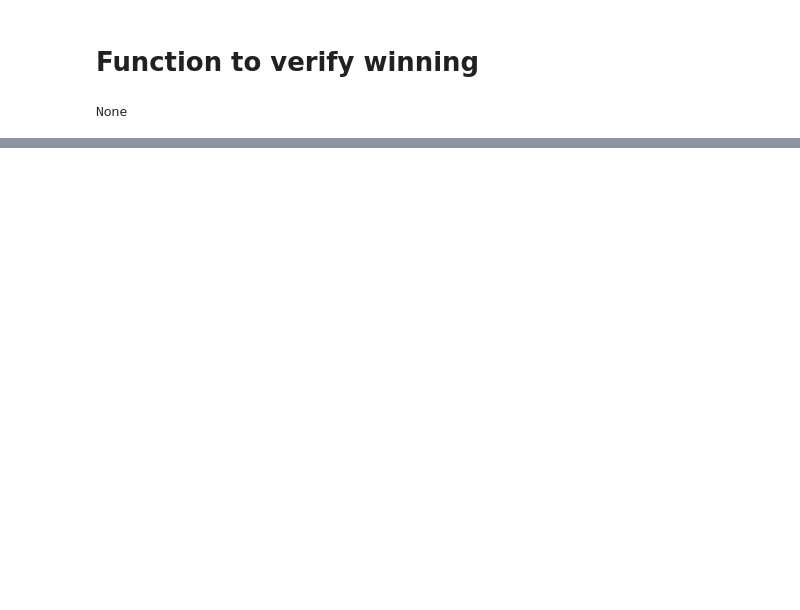
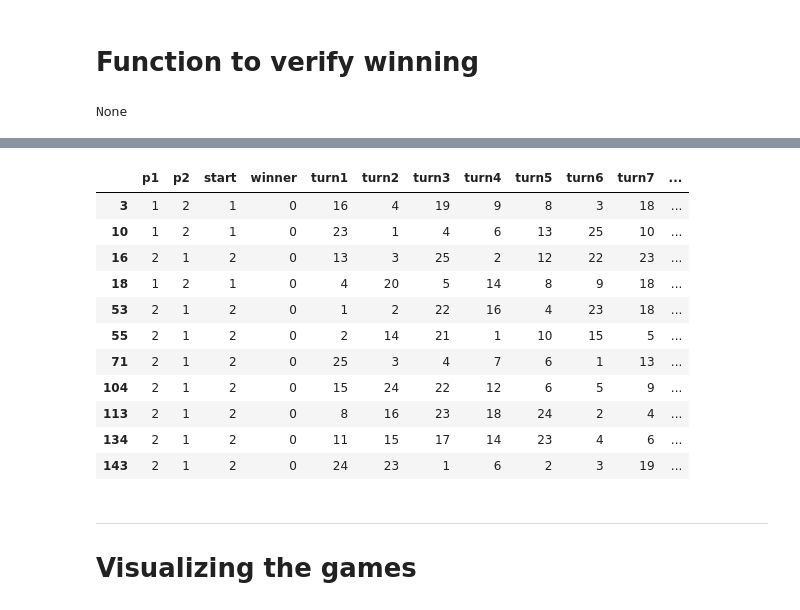
Before and after one commit to JhonesBR/5x5-ttt-ai, a Jupyter notebook: 5x5_ttt_ai.ipynb, the cells around one changed output, grey strips where cells are left out. Drawn from its saved outputs; the diff is of its cells as text; code cells hidden in the pictures; blank space fills up the shorter version.

```diff
--- a/5x5_ttt_ai.ipynb
+++ b/5x5_ttt_ai.ipynb
@@ -40,45 +37,53 @@ def checkWinner(board):
     for j in range(2):
         for i in range(5):
             if board[i][0+j] == 'X' and board[i][1+j] == 'X' and board[i][2+j] == 'X' and board[i][3+j] == 'X':
-                return 'X'
+                return "1"
     # Horizontal win (O)
     for j in range(2):
         for i in range(5):
             if board[i][0+j] == 'O' and board[i][1+j] == 'O' and board[i][2+j] == 'O' and board[i][3+j] == 'O':
-                return 'O'
+                return "2"
 
     # Verical win (X)
     for j in range(2):
         for i in range(5):
             if board[0+j][i] == 'X' and board[1+j][i] == 'X' and board[2+j][i] == 'X' and board[3+j][i] == 'X':
-                return 'X'
+                return "1"
     # Verical win (O)
     for j in range(2):
         for i in range(5):
             if board[0+j][i] == 'O' and board[1+j][i] == 'O' and board[2+j][i] == 'O' and board[3+j][i] == 'O':
-                return 'O'
+                return "2"
 
     # Right to left diagonal win (X)
     for i in range(2):
         for j in range(2):
             if (board[0+i][3+j] == 'X' and board[1+i][2+j] == 'X' and board[2+i][1+j] == 'X' and board[3+i][0+j] == 'X'):
-                return "X"
+                return "1"
     # Left to right diagonal win (X)
     for i in range(2):
         for j in range(2):
             if (board[0+i][0+j] == 'X' and board[1+i][1+j] == 'X' and board[2+i][2+j] == 'X' and board[3+i][3+j] == 'X'):
-                return "X"
+                return "1"
 
     # Right to left diagonal win (O)
     for i in range(2):
         for j in range(2):
             if (board[0+i][3+j] == 'O' and board[1+i][2+j] == 'O' and board[2+i][1+j] == 'O' and board[3+i][0+j] == 'O'):
-                return "O"
+                return "2"
     # Left to right diagonal win (O)
     for i in range(2):
         for j in range(2):
             if (board[0+i][0+j] == 'O' and board[1+i][1+j] == 'O' and board[2+i][2+j] == 'O' and board[3+i][3+j] == 'O'):
-                return "O"
+                return "2"
+
+    # Draw
+    draw = True
+    for row in board:
+        if row.count('') > 0:
+            draw = False
+    if draw:
+        return "0"
 # %%
 board = [['', '', '', '', ''],
          ['', '', '', '', ''],
@@ -91,0 +183,21 @@ None
+# %%
+allGames.loc[allGames.winner == '0']
+# %% [output]
+|  | p1 | p2 | start | winner | turn1 | turn2 | turn3 | turn4 | turn5 | turn6 | turn7 | ... |
+| 3 | 1 | 2 | 1 | 0 | 16 | 4 | 19 | 9 | 8 | 3 | 18 | ... |
+| 10 | 1 | 2 | 1 | 0 | 23 | 1 | 4 | 6 | 13 | 25 | 10 | ... |
+| 16 | 2 | 1 | 2 | 0 | 13 | 3 | 25 | 2 | 12 | 22 | 23 | ... |
+| 18 | 1 | 2 | 1 | 0 | 4 | 20 | 5 | 14 | 8 | 9 | 18 | ... |
+| 53 | 2 | 1 | 2 | 0 | 1 | 2 | 22 | 16 | 4 | 23 | 18 | ... |
+| 55 | 2 | 1 | 2 | 0 | 2 | 14 | 21 | 1 | 10 | 15 | 5 | ... |
+| 71 | 2 | 1 | 2 | 0 | 25 | 3 | 4 | 7 | 6 | 1 | 13 | ... |
+| 104 | 2 | 1 | 2 | 0 | 15 | 24 | 22 | 12 | 6 | 5 | 9 | ... |
+| 113 | 2 | 1 | 2 | 0 | 8 | 16 | 23 | 18 | 24 | 2 | 4 | ... |
+| 134 | 2 | 1 | 2 | 0 | 11 | 15 | 17 | 14 | 23 | 4 | 6 | ... |
+| 143 | 2 | 1 | 2 | 0 | 24 | 23 | 1 | 6 | 2 | 3 | 19 | ... |
+# %% [markdown]
+
+
+---
+
+# Visualizing the games
```
Also changed, not shown: parts of 6 cells of this notebook.
